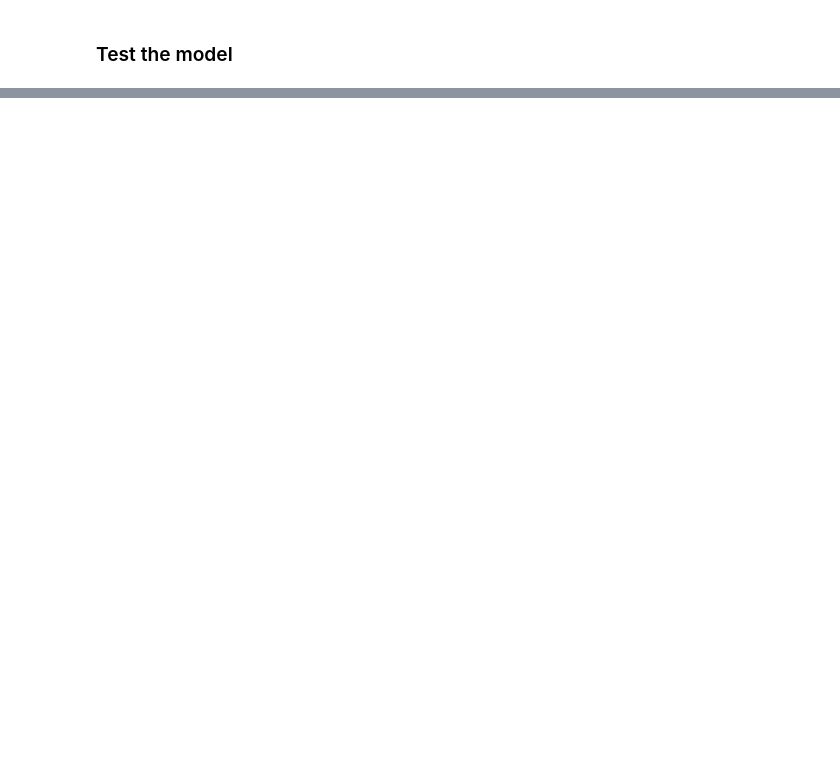
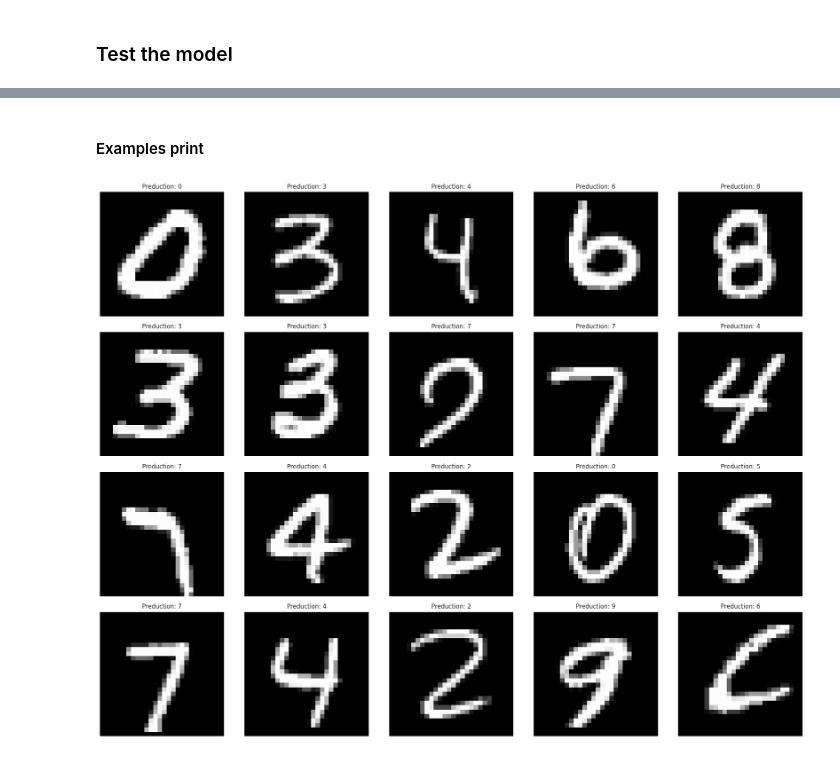
Before and after one commit to LastExile16/DeepLearning, a Jupyter notebook: Introduction to Deep Learning/mnist_pytorch.ipynb, the cells around one changed output, grey strips where cells are left out. Drawn from its saved outputs; the diff is of its cells as text; code cells hidden in the pictures; blank space fills up the shorter version.

```diff
--- a/Introduction to Deep Learning/mnist_pytorch.ipynb
+++ b/Introduction to Deep Learning/mnist_pytorch.ipynb
@@ -166,6 +172,7 @@ class Net2(nn.Module):
         self.layer6 = nn.Linear(32, 16)
         self.output = nn.Linear(16, 10)
 
+    # automagically called with the instantiated object is called with paranthesis
     def forward(self, x):
         x = torch.flatten(x, 1)
         x = self.activation(self.layer1(x))
@@ -186,7 +193,7 @@ class Net2(nn.Module):
         x = self.activation(self.layer6(x))
         x = self.dropout(x)
         # print(x.shape)
-        x = self.out_activation(self.output(x))
+        x = self.output(x)
         # x = self.output2(x)
         return x
 # %% [markdown]
@@ -481,2 +702,21 @@ Average Loss: 1.4938, Average Accuracy; 96.73%
 # %%
 # torch.save(model, 'mnist_model_pytorch.pt')
+# %% [markdown]
+#### Examples print
+# %%
+with torch.no_grad():
+    output = model(images[100:])
+
+
+fig = plt.figure(figsize=(20,16))
+for i in range(20):
+  plt.subplot(4,5,i+1)
+  plt.tight_layout()
+  plt.imshow(images[100:][i][0], cmap='gray', interpolation='none')
+#   plt.title("Ground Truth: {}".format(labels[i]))
+  plt.title("Preduction: {}".format(output.data.max(1, keepdim=True)[1][i].item()))
+  plt.xticks([])
+  plt.yticks([])
+fig;
+# %% [output]
+[figure, added]
```
Also changed, not shown: parts of 26 cells of this notebook.
